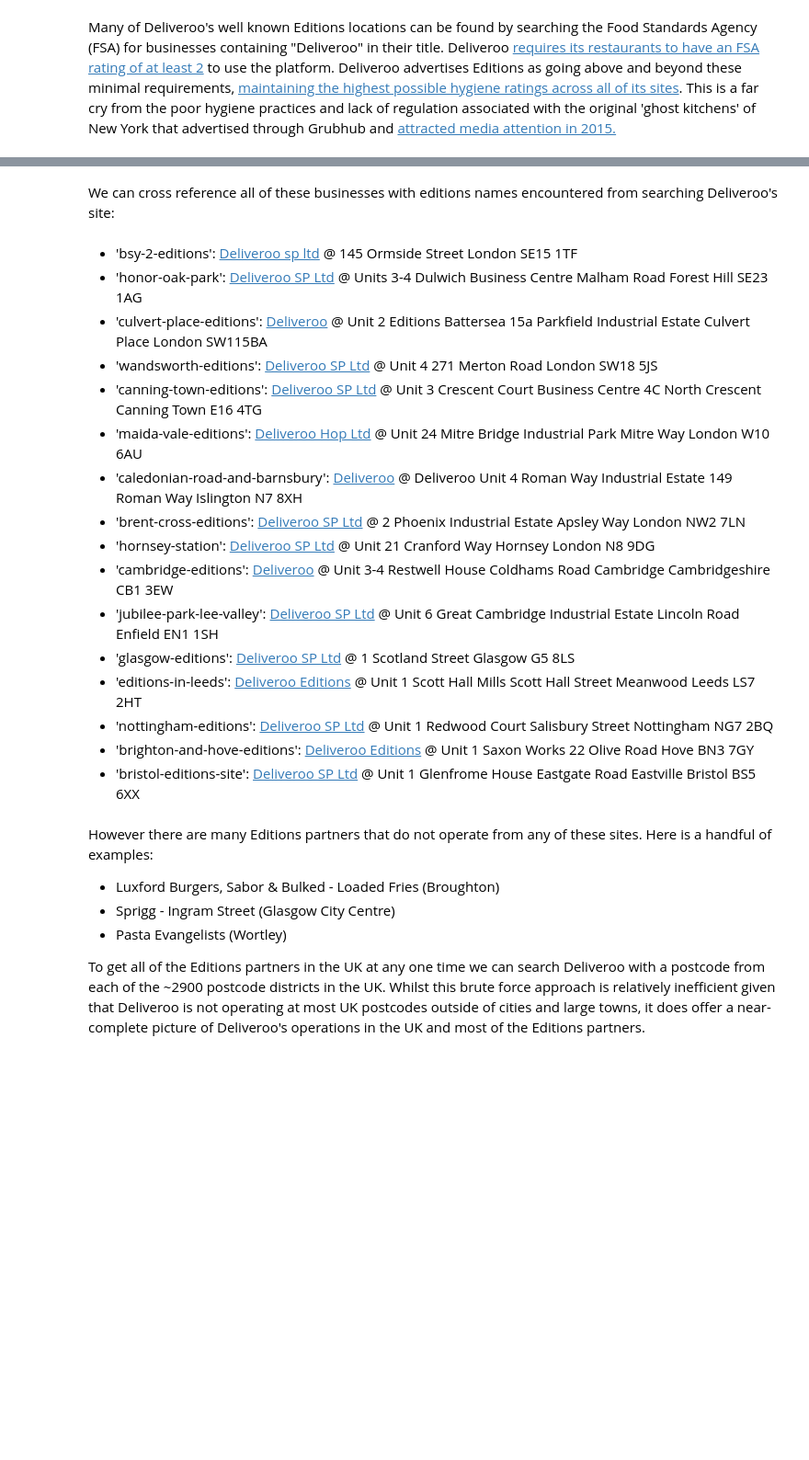
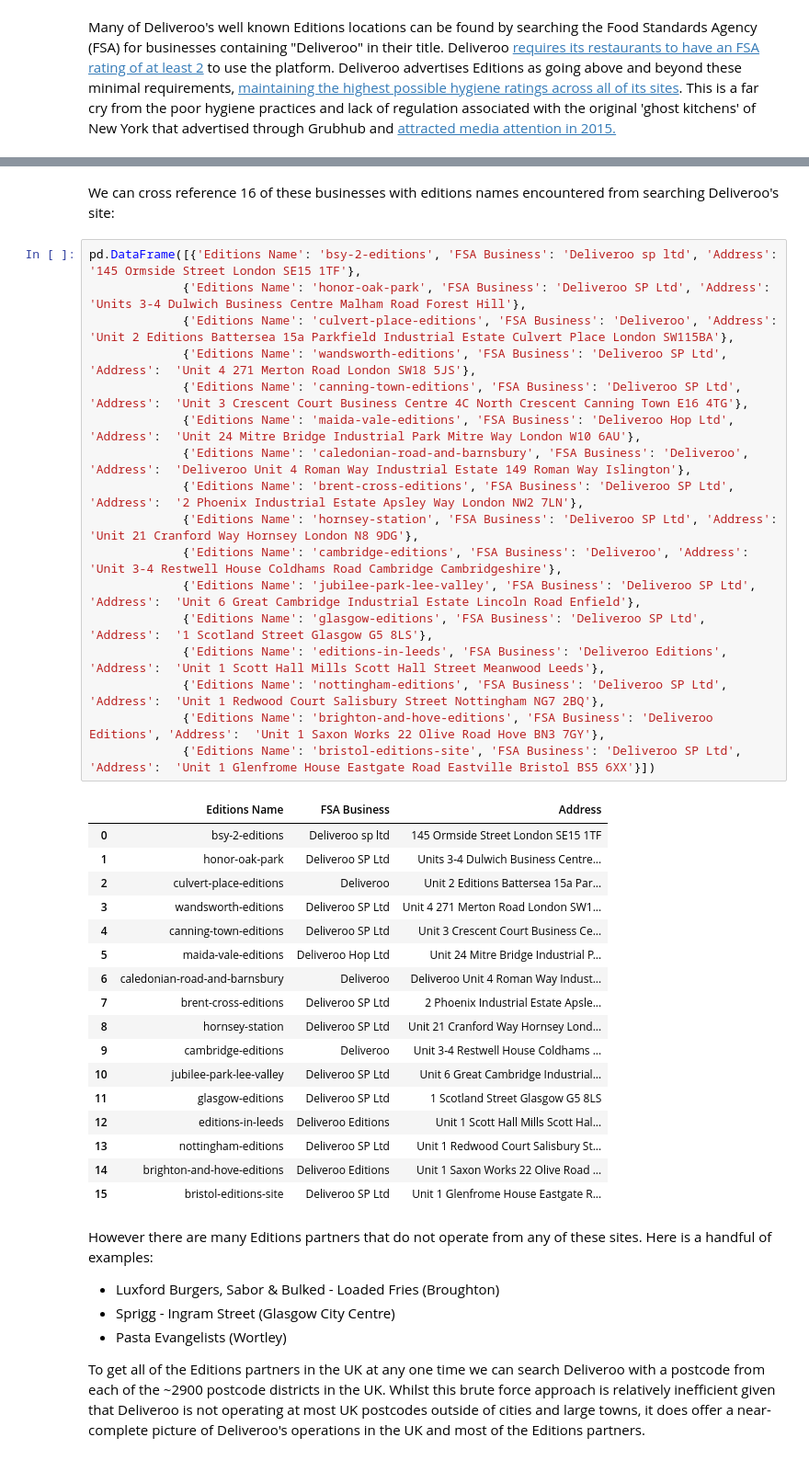
Before and after one commit to Autonomy-Data-Unit/2023_07_deliveroo-editions, a Jupyter notebook: nbs/blog/00_dark_kitchen_cartography.ipynb, the cells around one changed output, grey strips where cells are left out. Shown at 92% size. Cells and saved outputs as stored; diff of their text form; blank space fills up the shorter version.

Commit message:
added dataframe and raw image paths

```diff
--- a/nbs/blog/00_dark_kitchen_cartography.ipynb
+++ b/nbs/blog/00_dark_kitchen_cartography.ipynb
@@ -60,38 +67,40 @@ Many of Deliveroo's well known Editions locations can be found by searching the
 # %% [markdown]
-We can cross reference all of these businesses with editions names encountered from searching Deliveroo's site:
+We can cross reference 16 of these businesses with editions names encountered from searching Deliveroo's site:
-# %% [markdown]
-- 'bsy-2-editions': [Deliveroo sp ltd](https://ratings.food.gov.uk/business/en-GB/1381479/Deliveroo-sp-ltd-Ormside-Street) @ 145 Ormside Street London
-SE15 1TF
-- 'honor-oak-park': [Deliveroo SP Ltd](https://ratings.food.gov.uk/business/en-GB/1600766/Deliveroo-SP-Ltd-Malham-Road) @ Units 3-4 Dulwich Business Centre Malham Road Forest Hill
-SE23 1AG
-- 'culvert-place-editions': [Deliveroo](https://ratings.food.gov.uk/business/en-GB/1573230/Deliveroo-Culvert-Place) @ Unit 2 Editions Battersea 15a Parkfield Industrial Estate Culvert Place London
-SW115BA
-- 'wandsworth-editions': [Deliveroo SP Ltd](https://ratings.food.gov.uk/business/en-GB/1573433/Deliveroo-SP-Ltd-London) @ Unit 4 271 Merton Road London
-SW18 5JS
-- 'canning-town-editions': [Deliveroo SP Ltd](https://ratings.food.gov.uk/business/en-GB/1533850/Deliveroo-SP-Ltd-4C-North-Crescent) @ Unit 3 Crescent Court Business Centre 4C North Crescent Canning Town
-E16 4TG
-- 'maida-vale-editions': [Deliveroo Hop Ltd](https://ratings.food.gov.uk/business/en-GB/1429591/Deliveroo-Hop-Ltd-Mitre-Way) @ Unit 24 Mitre Bridge Industrial Park Mitre Way London
-W10 6AU
-- 'caledonian-road-and-barnsbury': [Deliveroo](https://ratings.food.gov.uk/business/en-GB/1047241/Deliveroo-149-Roman-Way) @ Deliveroo Unit 4 Roman Way Industrial Estate 149 Roman Way Islington
-N7 8XH
-- 'brent-cross-editions': [Deliveroo SP Ltd](https://ratings.food.gov.uk/business/en-GB/1427140/Deliveroo-SP-Ltd-London) @ 2 Phoenix Industrial Estate Apsley Way London
-NW2 7LN
-- 'hornsey-station': [Deliveroo SP Ltd](https://ratings.food.gov.uk/business/en-GB/1132477/Deliveroo-SP-Ltd-Hornsey) @ Unit 21 Cranford Way Hornsey London
-N8 9DG
-- 'cambridge-editions': [Deliveroo](https://ratings.food.gov.uk/business/en-GB/1472663/Deliveroo-Cambridge) @ Unit 3-4 Restwell House Coldhams Road Cambridge Cambridgeshire
-CB1 3EW
-- 'jubilee-park-lee-valley': [Deliveroo SP Ltd](https://ratings.food.gov.uk/business/en-GB/1521871/Deliveroo-SP-Ltd-Lincoln-Road) @ Unit 6 Great Cambridge Industrial Estate Lincoln Road Enfield
-EN1 1SH
-- 'glasgow-editions': [Deliveroo SP Ltd](https://ratings.food.gov.uk/business/en-GB/1535240/Deliveroo-SP-Ltd-Glasgow) @ 1 Scotland Street Glasgow
-G5 8LS
-- 'editions-in-leeds': [Deliveroo Editions](https://ratings.food.gov.uk/business/en-GB/1021261/Deliveroo-Editions-Meanwood) @ Unit 1 Scott Hall Mills Scott Hall Street Meanwood Leeds
-LS7 2HT
-- 'nottingham-editions': [Deliveroo SP Ltd](https://ratings.food.gov.uk/business/en-GB/1084856/Deliveroo-SP-Ltd-Nottingham) @ Unit 1 Redwood Court Salisbury Street Nottingham
-NG7 2BQ
-- 'brighton-and-hove-editions': [Deliveroo Editions](https://ratings.food.gov.uk/business/en-GB/1388182/Deliveroo-Editions-22-Olive-Road) @ Unit 1 Saxon Works 22 Olive Road Hove
-BN3 7GY
-- 'bristol-editions-site': [Deliveroo SP Ltd](https://ratings.food.gov.uk/business/en-GB/1406626/Deliveroo-SP-Ltd-Eastville) @ Unit 1 Glenfrome House Eastgate Road Eastville Bristol
-BS5 6XX
+# %%
+pd.DataFrame([{'Editions Name': 'bsy-2-editions', 'FSA Business': 'Deliveroo sp ltd', 'Address':  '145 Ormside Street London SE15 1TF'},
+             {'Editions Name': 'honor-oak-park', 'FSA Business': 'Deliveroo SP Ltd', 'Address':  'Units 3-4 Dulwich Business Centre Malham Road Forest Hill'},
+             {'Editions Name': 'culvert-place-editions', 'FSA Business': 'Deliveroo', 'Address':  'Unit 2 Editions Battersea 15a Parkfield Industrial Estate Culvert Place London SW115BA'},
+             {'Editions Name': 'wandsworth-editions', 'FSA Business': 'Deliveroo SP Ltd', 'Address':  'Unit 4 271 Merton Road London SW18 5JS'},
+             {'Editions Name': 'canning-town-editions', 'FSA Business': 'Deliveroo SP Ltd', 'Address':  'Unit 3 Crescent Court Business Centre 4C North Crescent Canning Town E16 4TG'},
+             {'Editions Name': 'maida-vale-editions', 'FSA Business': 'Deliveroo Hop Ltd', 'Address':  'Unit 24 Mitre Bridge Industrial Park Mitre Way London W10 6AU'},
+             {'Editions Name': 'caledonian-road-and-barnsbury', 'FSA Business': 'Deliveroo', 'Address':  'Deliveroo Unit 4 Roman Way Industrial Estate 149 Roman Way Islington'},
+             {'Editions Name': 'brent-cross-editions', 'FSA Business': 'Deliveroo SP Ltd', 'Address':  '2 Phoenix Industrial Estate Apsley Way London NW2 7LN'},
+             {'Editions Name': 'hornsey-station', 'FSA Business': 'Deliveroo SP Ltd', 'Address':  'Unit 21 Cranford Way Hornsey London N8 9DG'},
+             {'Editions Name': 'cambridge-editions', 'FSA Business': 'Deliveroo', 'Address':  'Unit 3-4 Restwell House Coldhams Road Cambridge Cambridgeshire'},
+             {'Editions Name': 'jubilee-park-lee-valley', 'FSA Business': 'Deliveroo SP Ltd', 'Address':  'Unit 6 Great Cambridge Industrial Estate Lincoln Road Enfield'},
+             {'Editions Name': 'glasgow-editions', 'FSA Business': 'Deliveroo SP Ltd', 'Address':  '1 Scotland Street Glasgow G5 8LS'},
+             {'Editions Name': 'editions-in-leeds', 'FSA Business': 'Deliveroo Editions', 'Address':  'Unit 1 Scott Hall Mills Scott Hall Street Meanwood Leeds'},
+             {'Editions Name': 'nottingham-editions', 'FSA Business': 'Deliveroo SP Ltd', 'Address':  'Unit 1 Redwood Court Salisbury Street Nottingham NG7 2BQ'},
+             {'Editions Name': 'brighton-and-hove-editions', 'FSA Business': 'Deliveroo Editions', 'Address':  'Unit 1 Saxon Works 22 Olive Road Hove BN3 7GY'},
+             {'Editions Name': 'bristol-editions-site', 'FSA Business': 'Deliveroo SP Ltd', 'Address':  'Unit 1 Glenfrome House Eastgate Road Eastville Bristol BS5 6XX'}])
+# %% [output]
+|  | Editions Name | FSA Business | Address |
+| 0 | bsy-2-editions | Deliveroo sp ltd | 145 Ormside Street London SE15 1TF |
+| 1 | honor-oak-park | Deliveroo SP Ltd | Units 3-4 Dulwich Business Centre... |
+| 2 | culvert-place-editions | Deliveroo | Unit 2 Editions Battersea 15a Par... |
+| 3 | wandsworth-editions | Deliveroo SP Ltd | Unit 4 271 Merton Road London SW1... |
+| 4 | canning-town-editions | Deliveroo SP Ltd | Unit 3 Crescent Court Business Ce... |
+| 5 | maida-vale-editions | Deliveroo Hop Ltd | Unit 24 Mitre Bridge Industrial P... |
+| 6 | caledonian-road-and-barnsbury | Deliveroo | Deliveroo Unit 4 Roman Way Indust... |
+| 7 | brent-cross-editions | Deliveroo SP Ltd | 2 Phoenix Industrial Estate Apsle... |
+| 8 | hornsey-station | Deliveroo SP Ltd | Unit 21 Cranford Way Hornsey Lond... |
+| 9 | cambridge-editions | Deliveroo | Unit 3-4 Restwell House Coldhams ... |
+| 10 | jubilee-park-lee-valley | Deliveroo SP Ltd | Unit 6 Great Cambridge Industrial... |
+| 11 | glasgow-editions | Deliveroo SP Ltd | 1 Scotland Street Glasgow G5 8LS |
+| 12 | editions-in-leeds | Deliveroo Editions | Unit 1 Scott Hall Mills Scott Hal... |
+| 13 | nottingham-editions | Deliveroo SP Ltd | Unit 1 Redwood Court Salisbury St... |
+| 14 | brighton-and-hove-editions | Deliveroo Editions | Unit 1 Saxon Works 22 Olive Road ... |
+| 15 | bristol-editions-site | Deliveroo SP Ltd | Unit 1 Glenfrome House Eastgate R... |
 # %% [markdown]
 However there are many Editions partners that do not operate from any of these sites. Here is a handful of examples:
 
```
Also changed, not shown: parts of 9 cells of this notebook.
